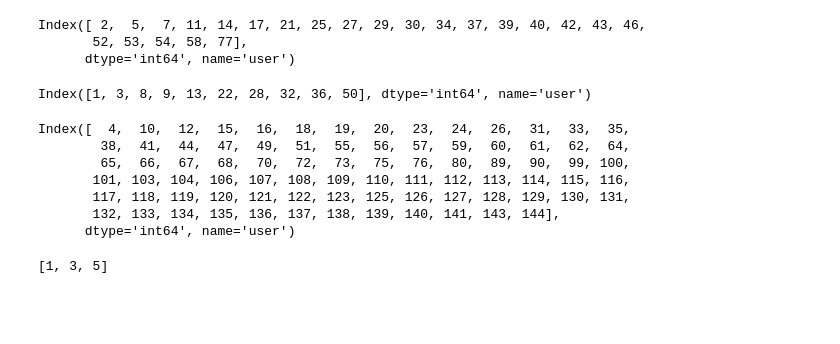
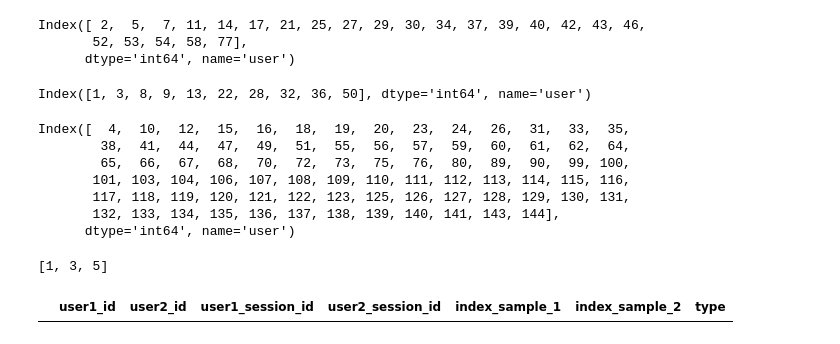
Before and after one commit to HubertPalo/hapt-dataset-loader, a Jupyter notebook: generator/analyzing_rg_dataset.ipynb, the cells around one changed output. Drawn from its saved outputs; the diff is of its cells as text; code cells hidden in the pictures; blank space fills up the shorter version.

```diff
--- a/generator/analyzing_rg_dataset.ipynb
+++ b/generator/analyzing_rg_dataset.ipynb
@@ -233,5 +187,10 @@ train_index_df.to_csv('../data/authentication/unbalanced/RecodGait_v2/train_inde
 val_index_df.to_csv('../data/authentication/unbalanced/RecodGait_v2/validation_index_pairs.csv', index=False)
 test_index_df.to_csv('../data/authentication/unbalanced/RecodGait_v2/test_index_pairs.csv', index=False)
 # %%
-index_data = pd.read_csv('../data/authentication/unbalanced/RecodGait_v2/validation_index_pairs.csv')
+index_data = pd.read_csv('../data/authentication/unbalanced/RecodGait_v2/test_index_pairs.csv')
 index_data.groupby(['user2_id', 'type']).size().to_csv('temp.csv')
+# %%
+
+index_data[(index_data['type'] == '-') & (index_data['user2_session_id'] == 1) & (index_data['user1_session_id'] == 1)]
+# %% [output]
+|  | user1_id | user2_id | user1_session_id | user2_session_id | index_sample_1 | index_sample_2 | type |
```
Also changed, not shown: parts of 2 cells of this notebook, 6 other files.
